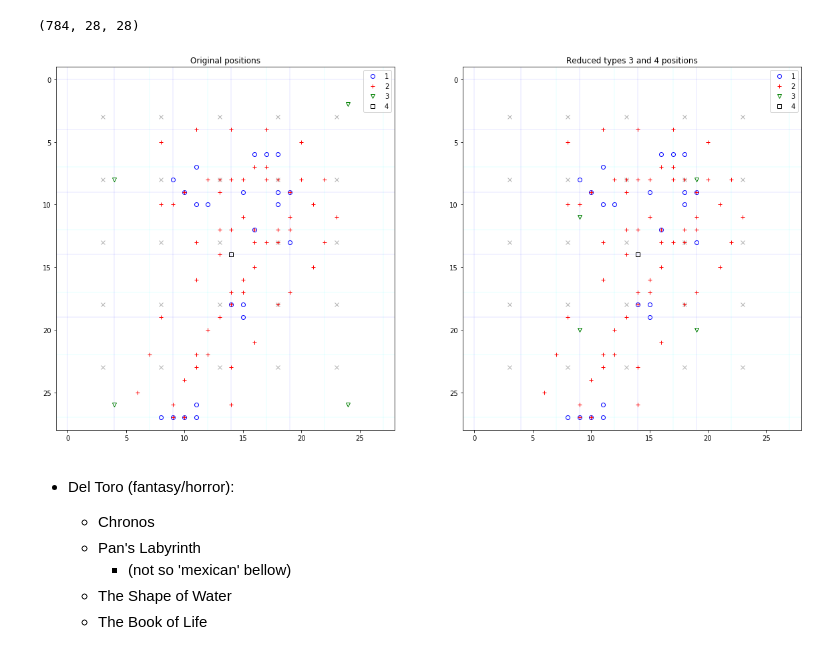
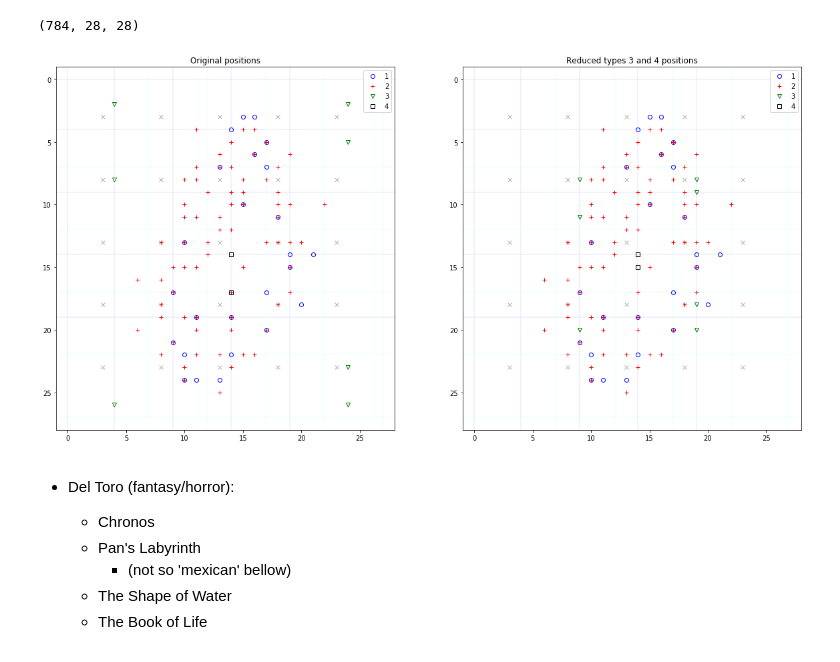
Before and after one commit to chanokin/brainscales-recognition, a Jupyter notebook: codebase/slow_dvdt/focal_conn.ipynb, the cells around one changed output. Saved outputs shown, nothing was run; the diff lists cells and outputs as text; code cells hidden in the pictures.

```diff
--- a/codebase/slow_dvdt/focal_conn.ipynb
+++ b/codebase/slow_dvdt/focal_conn.ipynb
@@ -132,6 +162,35 @@ def split_spikes(spikes, n_types):
 n_types = 4
 new_spikes = split_spikes(spks, n_types)
 # %%
+mnist_spikes = "/home/gp283/brainscales-recognition/codebase/NE15/mnist-db/spikes/"
+# dset = "t10k"
+dset = "train"
+
+digit = "0"
+fspike = "image__idx_000169__lbl_00_"
+
+# digit = "1"
+# fspike = "image__idx_000174__lbl_01_"
+
+# digit = "8"
+# fspike = "image__idx_000046__lbl_08_"
+
+# digit = "5"
+# fspike = "image__idx_000175__lbl_05_"
+
+# digit = "7"
+# fspike = "image__idx_000230__lbl_07_"
+
+fspike += ".npz"
+filename = os.path.join(mnist_spikes, dset, digit, fspike)
+
+data = np.load(filename)
+n_types = 4
+spks = data['spikes']
+idx = data['idx']
+label = data['label']
+new_spikes = split_spikes(spks, n_types)
+
 markers = ['o', '+', 'v', 's']
 colors = ['blue', 'red', 'green', 'black']
 firsts = [True] * 4
@@ -197,34 +256,34 @@ for type_idx in range(n_types//2):
         if len(ts) == 0:
             continue
         row = nid // 28
         col = nid % 28
 
         label = "%d"%(type_idx + 1) if firsts[type_idx] else None
         firsts[type_idx] = False
         plt.plot(col, row, color=colors[type_idx], label=label,
                  marker=markers[type_idx], markerfacecolor='none',
                  linestyle='none')
 
 for type_idx in range(n_types//2, n_types):
     for nid, ts in enumerate(new_spikes[type_idx]):
         if len(ts) == 0:
             continue
         row = (28 // 4) + ((nid // 28)//2)
         col = (28 // 4) + ((nid % 28)//2)
 
         label = "%d"%(type_idx + 1) if firsts[type_idx] else None
         firsts[type_idx] = False
         plt.plot(col, row, color=colors[type_idx], label=label,
                  marker=markers[type_idx], markerfacecolor='none',
                  linestyle='none')
 
 
 ax.legend()
 ax.set_xlim(-1, 28)
 ax.set_ylim(28, -1)
 plt.show()
 # %% [output]
-[figure, old version]
+[figure, new version]
 # %% [markdown]
 * Del Toro (fantasy/horror):
     * Chronos
```
Also changed, not shown: parts of 1 cell of this notebook, 10 other files.
